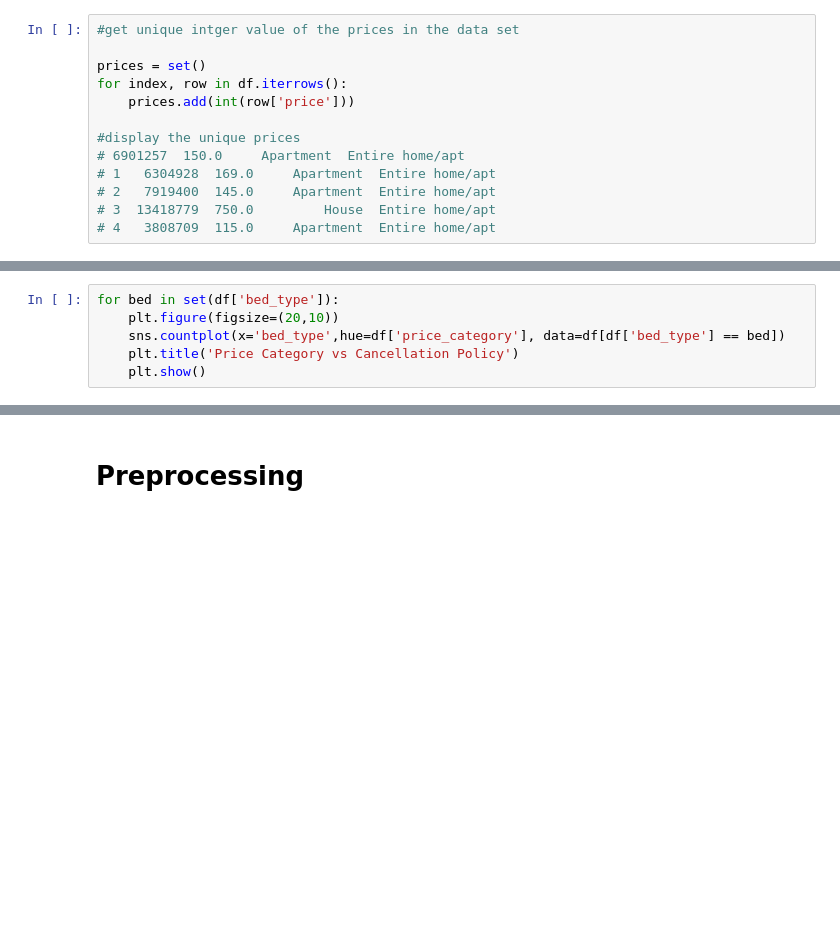
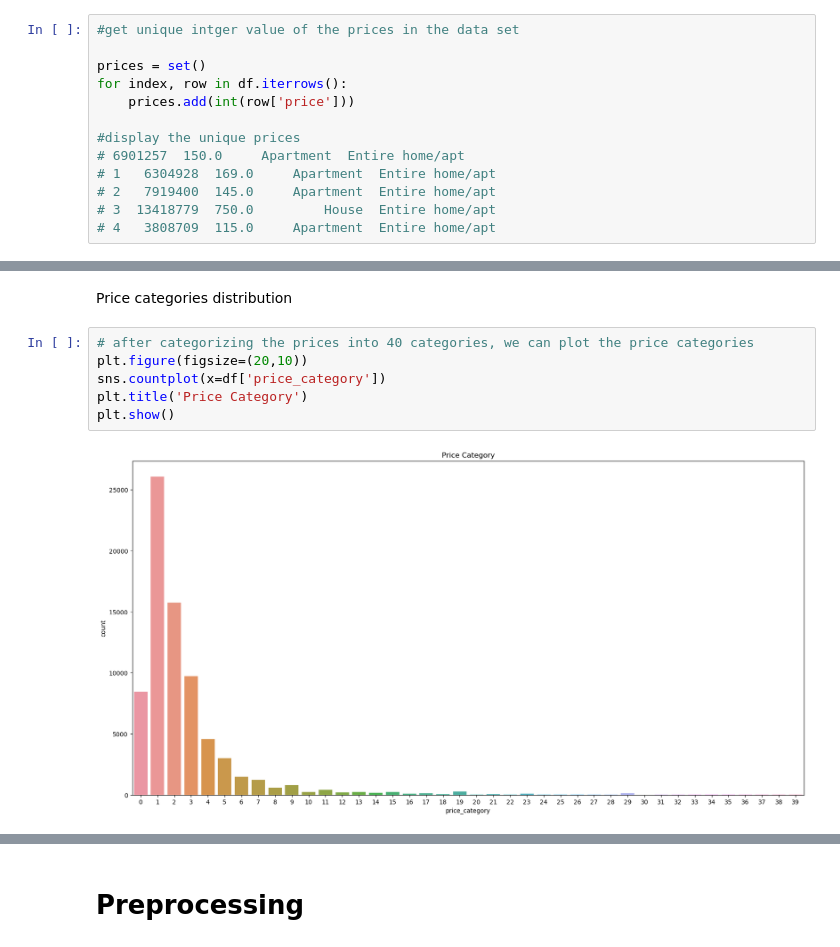
Before and after one commit to oamin12/Big-Data-Analysis-Project, a Jupyter notebook: Analysis.ipynb, the cells around one changed output, grey strips where cells are left out. Saved outputs shown, nothing was run; the diff lists cells and outputs as text; blank space fills up the shorter version.

```diff
--- a/Analysis.ipynb
+++ b/Analysis.ipynb
@@ -170,6 +198,10 @@ plt.show()
+# %% [markdown]
+Price categories distribution
 # %%
-for bed in set(df['bed_type']):
-    plt.figure(figsize=(20,10))
-    sns.countplot(x='bed_type',hue=df['price_category'], data=df[df['bed_type'] == bed])
-    plt.title('Price Category vs Cancellation Policy')
-    plt.show()
+# after categorizing the prices into 40 categories, we can plot the price categories
+plt.figure(figsize=(20,10))
+sns.countplot(x=df['price_category'])
+plt.title('Price Category')
+plt.show()
+# %% [output]
+[figure, added]
```
Also changed, not shown: parts of 44 cells of this notebook, 1 other file.
